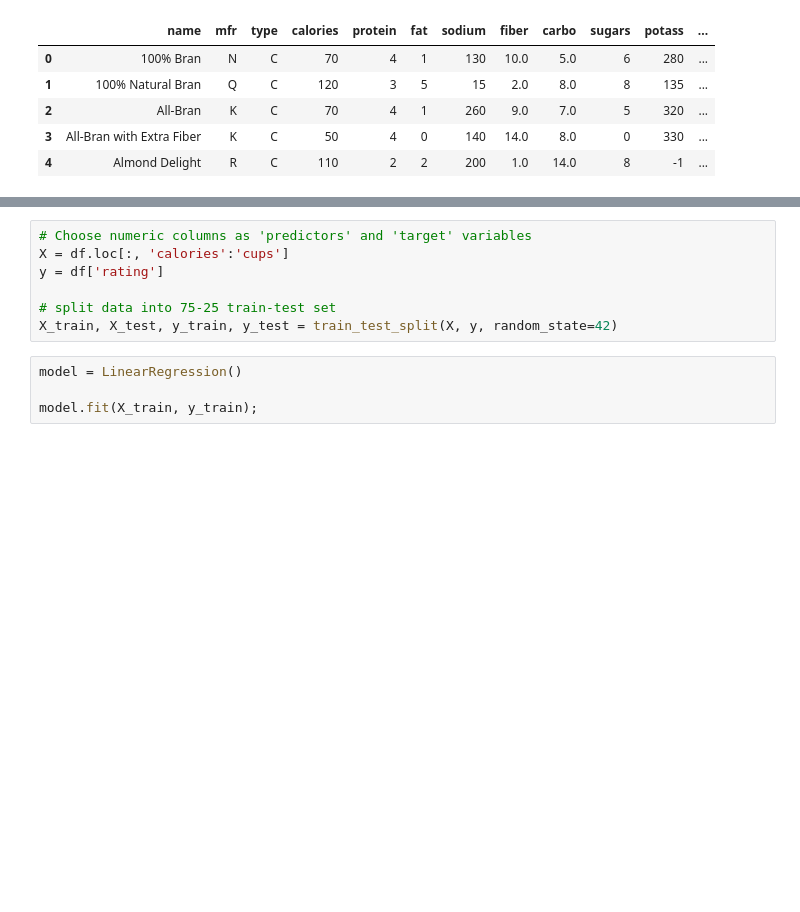
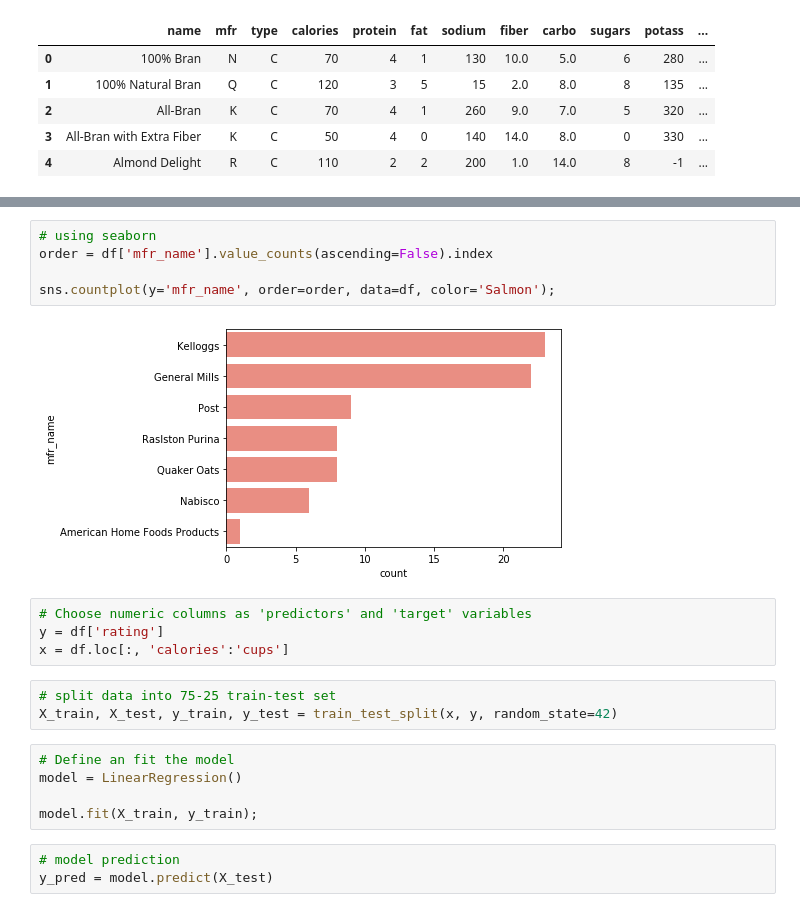
Before and after one commit to CodeInDna/Data-Science-Exercises, a Jupyter notebook: Practice_Exercises/Cereals.ipynb, the cells around one changed output, grey strips where cells are left out. Saved outputs shown, nothing was run; the diff lists cells and outputs as text; blank space fills up the shorter version.

Commit message:
Cereals Dataset: Data Exploration, Model Fitting

```diff
--- a/Practice_Exercises/Cereals.ipynb
+++ b/Practice_Exercises/Cereals.ipynb
@@ -68,12 +60,23 @@ df.head()
+# %%
+# using seaborn
+order = df['mfr_name'].value_counts(ascending=False).index
+
+sns.countplot(y='mfr_name', order=order, data=df, color='Salmon');
+# %% [output]
+[figure, added]
+# %%
+# Choose numeric columns as 'predictors' and 'target' variables
+y = df['rating']
+x = df.loc[:, 'calories':'cups']
 # %%
-# Choose numeric columns as 'predictors' and 'target' variables
-X = df.loc[:, 'calories':'cups']
-y = df['rating']
-
 # split data into 75-25 train-test set
-X_train, X_test, y_train, y_test = train_test_split(X, y, random_state=42)
+X_train, X_test, y_train, y_test = train_test_split(x, y, random_state=42)
 # %%
+# Define an fit the model
 model = LinearRegression()
 
 model.fit(X_train, y_train);
+# %%
+# model prediction
+y_pred = model.predict(X_test)
 # %%
```
Also changed, not shown: parts of 8 cells of this notebook.
